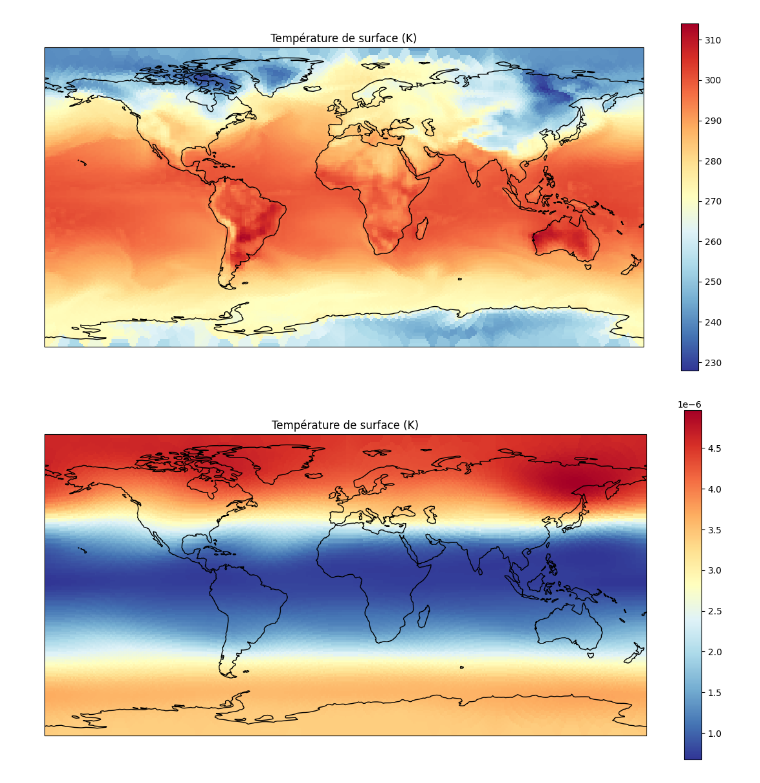
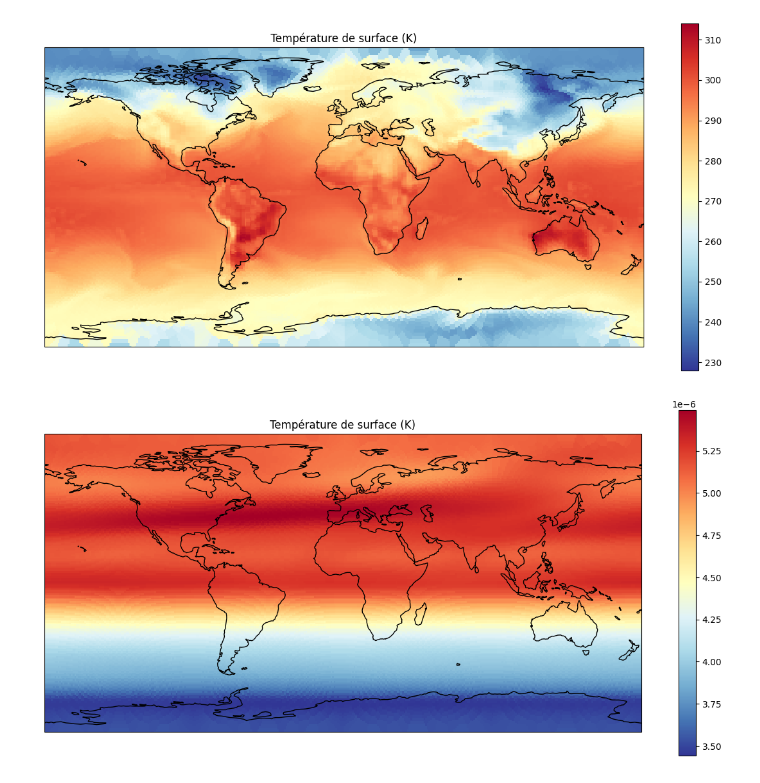
Before and after one commit to alextonon/ClimSim_dataset, a Jupyter notebook: high_res_plotting.ipynb, the cells around one changed output. Cells and saved outputs as stored; diff of their text form; code cells hidden in the pictures.

```diff
--- a/high_res_plotting.ipynb
+++ b/high_res_plotting.ipynb
@@ -1,11 +1,17 @@
 # %%
-from ClimSim.climsim_utils import
+from ClimSim.climsim_utils import *
 import xarray as xr
 import os
+import importlib
+import sys
 
-HIGH_RES_SAMPLE_PATH = "ClimSim_high-res/train/0002-01"
-HIGH_RES_GRID_PATH = "ClimSim_high-res/ClimSim_high-res_grid-info.nc"
-NORM_PATH = "ClimSim/preprocessing/normalizations/"
+from lib.physics import get_isa_conditions
+importlib.reload(sys.modules['lib.physics'])
+from lib.physics import get_isa_conditions
+
+HIGH_RES_SAMPLE_PATH = "data/ClimSim_high-res/train/0002-01"
+HIGH_RES_GRID_PATH = "data/ClimSim_high-res/ClimSim_high-res_grid-info.nc"
+NORM_PATH = "data/ClimSim/preprocessing/normalizations/"
 # %%
 grid_info = xr.open_dataset(HIGH_RES_GRID_PATH)
 samples_list = os.listdir(HIGH_RES_SAMPLE_PATH)
@@ -25,7 +31,7 @@ class ClimSimMapper:
         self.lats = grid_ds.lat.values
         self.lons = grid_ds.lon.values
 
-    def plot_smooth_map(self, data_vector, title=""):
+    def plot_smooth_map(self, data_vector, title="", list_of_POIs=[]):
         grid_lon = np.linspace(0, 360, 360)
         grid_lat = np.linspace(-90, 90, 180)
         lon_2d, lat_2d = np.meshgrid(grid_lon, grid_lat)
@@ -38,5 +44,28 @@ class ClimSimMapper:
         ax = plt.axes(projection=ccrs.PlateCarree())
         ax.coastlines()
         img = ax.pcolormesh(grid_lon, grid_lat, grid_z, transform=ccrs.PlateCarree(), cmap='RdYlBu_r')
+
+        for pt in list_of_POIs:
+            label = pt[3]
+            ax.scatter(pt[1], pt[0], transform=ccrs.PlateCarree(), color="b", edgecolors="w", label=label)
+
         plt.colorbar(img)
         plt.title(title)
+
+    def return_closer_gridpoint_index(self, lat, lon):
+        """
+        Retourne l'index (flattened) du point de grille le plus proche
+        en utilisant la distance de Haversine.
+        """
+
+        lon1, lat1, lon2, lat2 = map(np.radians, [lon, lat, self.lons, self.lats])
+
+        dlon = lon2 - lon1
+        dlat = lat2 - lat1
+
+        # Formule de Haversine
+        a = np.sin(dlat/2.0)**2 + np.cos(lat1) * np.cos(lat2) * np.sin(dlon/2.0)**2
+
+        c = 2 * np.arcsin(np.sqrt(a))
+
+        return np.argmin(c) #return position in ncol samples
@@ -68,7 +77,7 @@ mapper.plot_smooth_map(sample_to_plot, title="Température de surface (K)")
 # %% [output]
 [figure]
 # %%
-sample_to_plot = sample_ds['pbuf_ozone'].isel(lev=16).values
+sample_to_plot = sample_ds['pbuf_ozone'].isel(lev=5).values
 mapper.plot_smooth_map(sample_to_plot, title="Température de surface (K)")
 # %% [output]
-[figure, old version]
+[figure, new version]
```
Also changed, not shown: parts of 2 cells of this notebook, 7 other files.
